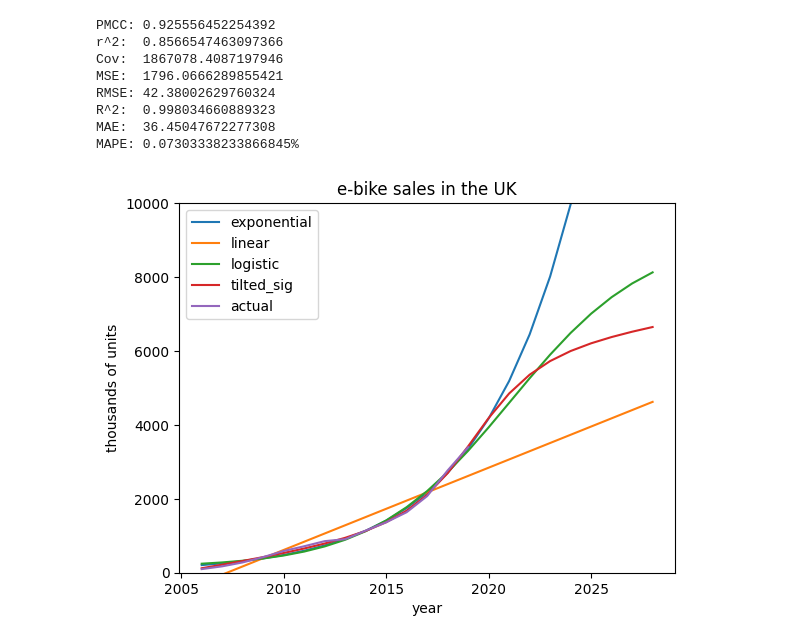
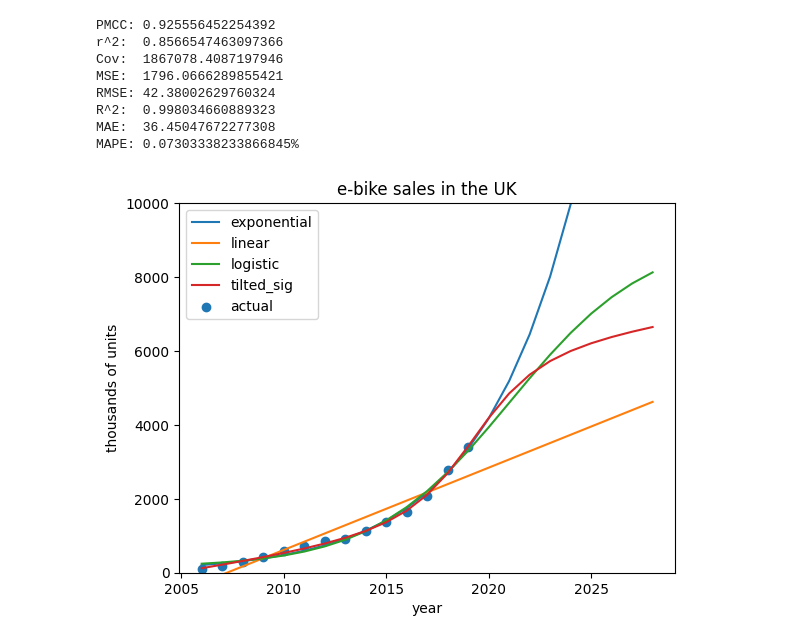
Before and after one commit to akioweh/The-M3C, a Jupyter notebook: cmp/py/main/p1_regressions.ipynb, the cells around one changed output. Saved outputs shown, nothing was run; the diff lists cells and outputs as text; code cells hidden in the pictures.

```diff
--- a/cmp/py/main/p1_regressions.ipynb
+++ b/cmp/py/main/p1_regressions.ipynb
@@ -358,14 +358,14 @@ MAPE: 0.07303338233866845%
 # %%
 plt.plot(PRED_YEARS, ebike_pred_exp, label='exponential')
 plt.plot(PRED_YEARS, ebike_pred_lr, label='linear')
 plt.plot(PRED_YEARS, ebike_pred_logi, label='logistic')
 plt.plot(PRED_YEARS, ebike_pred_ts, label='tilted_sig')
-plt.plot(ebike_sales_df['year'], ebike_sales_df['y'], label='actual')
+plt.scatter(ebike_sales_df['year'], ebike_sales_df['y'], label='actual')
 plt.title('e-bike sales in the UK')
 plt.ylabel('thousands of units')
 plt.xlabel('year')
 plt.ylim(bottom=0, top=10_000)
 plt.legend()
 plt.show()
 # %% [output]
-[figure, old version]
+[figure, new version]
```
Also changed, not shown: 12 other files.
